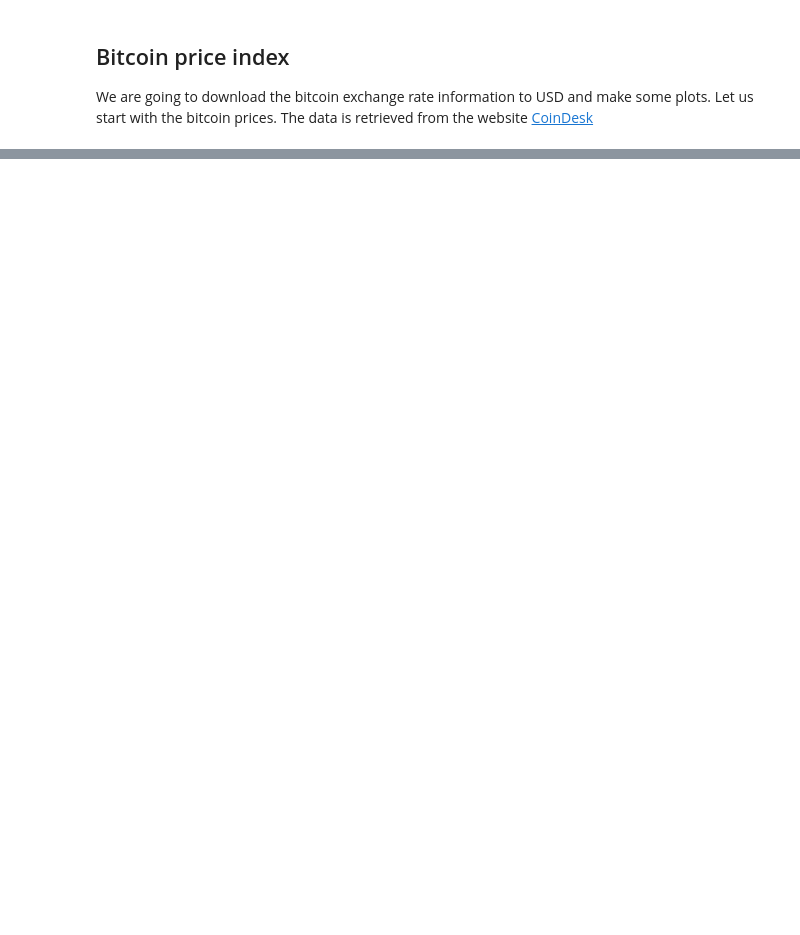
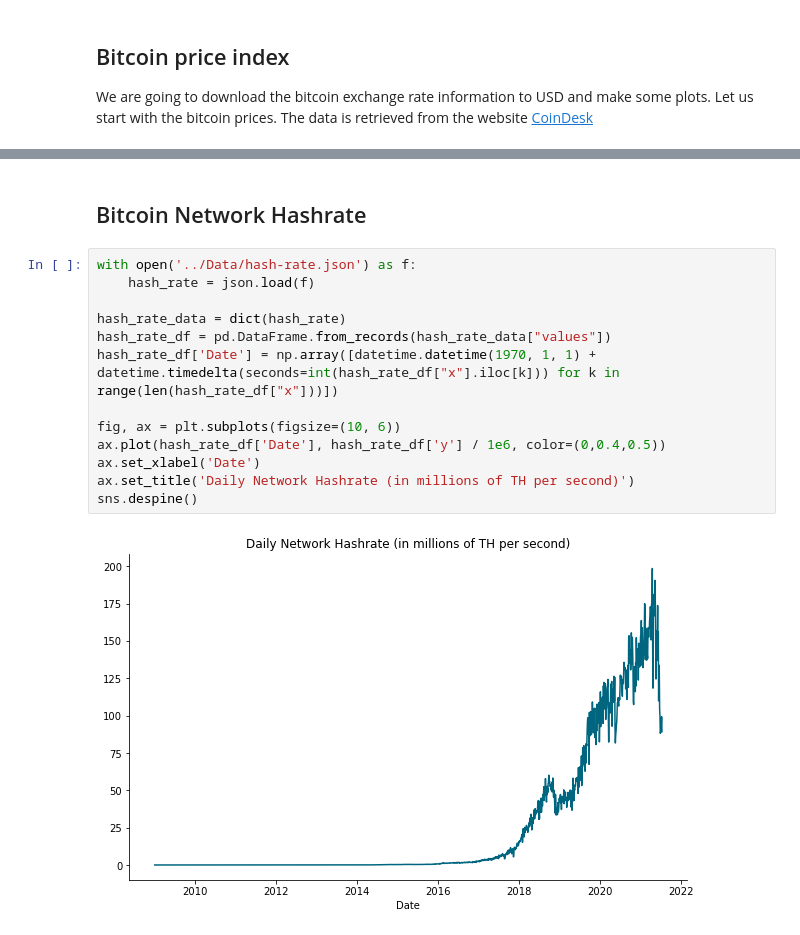
Before and after one commit to LaGauffre/BLOCKASTICS, a Jupyter notebook: Python/blockchain_data.ipynb, the cells around one changed output, grey strips where cells are left out. Saved outputs shown, nothing was run; the diff lists cells and outputs as text; blank space fills up the shorter version.

```diff
--- a/Python/blockchain_data.ipynb
+++ b/Python/blockchain_data.ipynb
@@ -21,0 +54,17 @@ sns.despine()
+# %% [markdown]
+## Bitcoin Network Hashrate
+# %%
+with open('../Data/hash-rate.json') as f:
+    hash_rate = json.load(f)
+
+hash_rate_data = dict(hash_rate)
+hash_rate_df = pd.DataFrame.from_records(hash_rate_data["values"])
+hash_rate_df['Date'] = np.array([datetime.datetime(1970, 1, 1) + datetime.timedelta(seconds=int(hash_rate_df["x"].iloc[k])) for k in range(len(hash_rate_df["x"]))])
+
+fig, ax = plt.subplots(figsize=(10, 6))
+ax.plot(hash_rate_df['Date'], hash_rate_df['y'] / 1e6, color=(0,0.4,0.5))
+ax.set_xlabel('Date')
+ax.set_title('Daily Network Hashrate (in millions of TH per second)')
+sns.despine()
+# %% [output]
+[figure, added]
```
Also changed, not shown: parts of 9 cells of this notebook, 20 other files.
